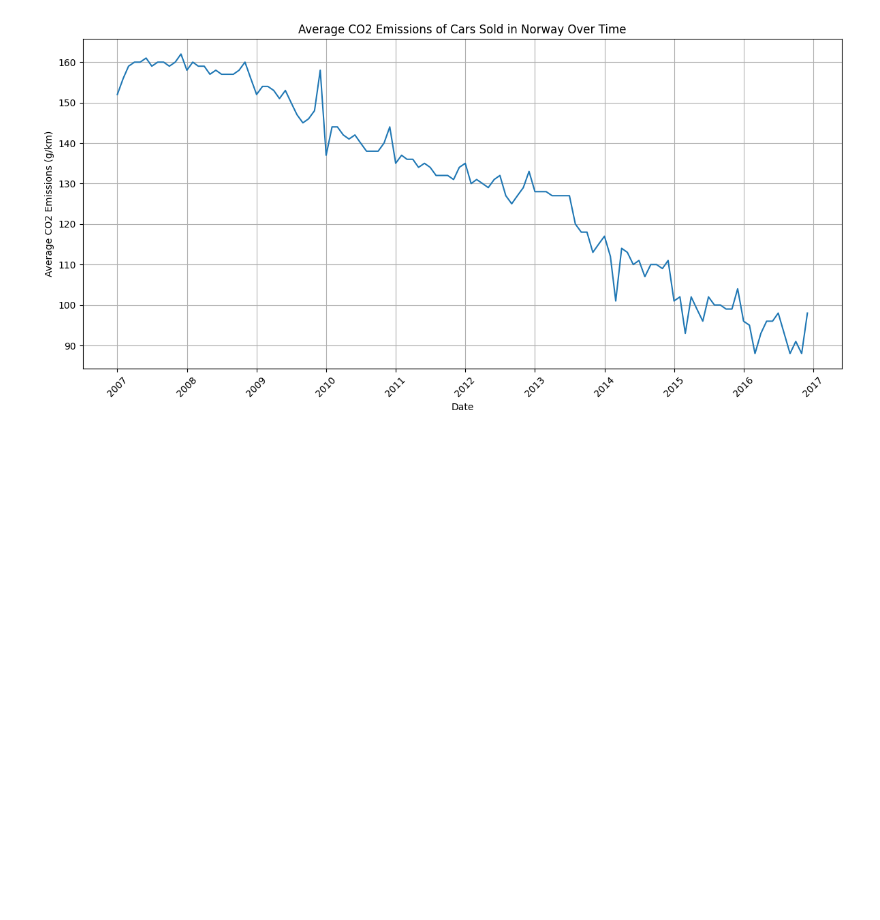
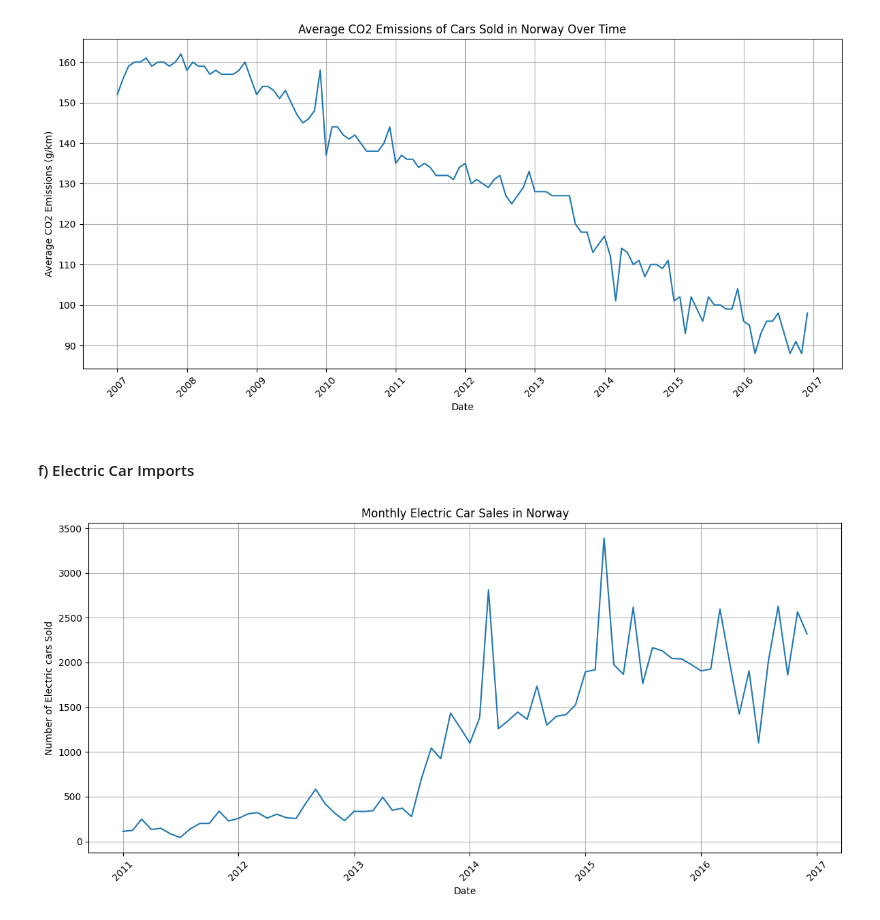
Before and after one commit to TonalLobster/AI_Engineering_Edwin_Lindblom, a Jupyter notebook: exercises/exercise_0/car_sales_in_norway.ipynb, the cells around one changed output. Drawn from its saved outputs; the diff is of its cells as text; code cells hidden in the pictures; blank space fills up the shorter version.

```diff
--- a/exercises/exercise_0/car_sales_in_norway.ipynb
+++ b/exercises/exercise_0/car_sales_in_norway.ipynb
@@ -187,3 +197,20 @@ plt.tight_layout()
 plt.show()
 # %% [output]
 [figure]
+# %% [markdown]
+#### f) Electric Car Imports
+# %%
+df = df.dropna(subset=["Quantity_Electric"])
+df = df.sort_values(by=["Date"])
+
+plt.figure(figsize=(12, 6))
+plt.plot(df["Date"], df["Quantity_Electric"])
+plt.title("Monthly Electric Car Sales in Norway")
+plt.xlabel("Date")
+plt.ylabel("Number of Electric cars Sold")
+plt.grid(True)
+plt.xticks(rotation=45)
+plt.tight_layout()
+plt.show()
+# %% [output]
+[figure, added]
```
Also changed, not shown: parts of 11 cells of this notebook.
